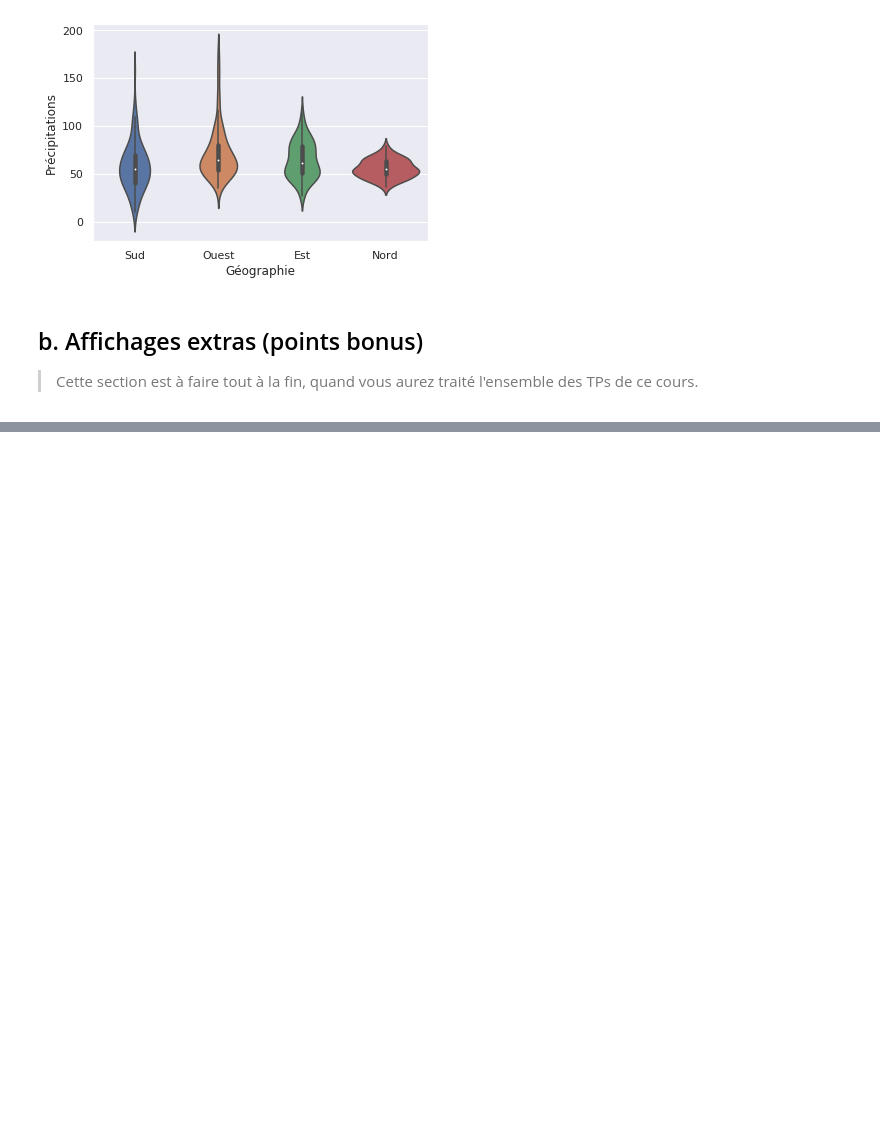
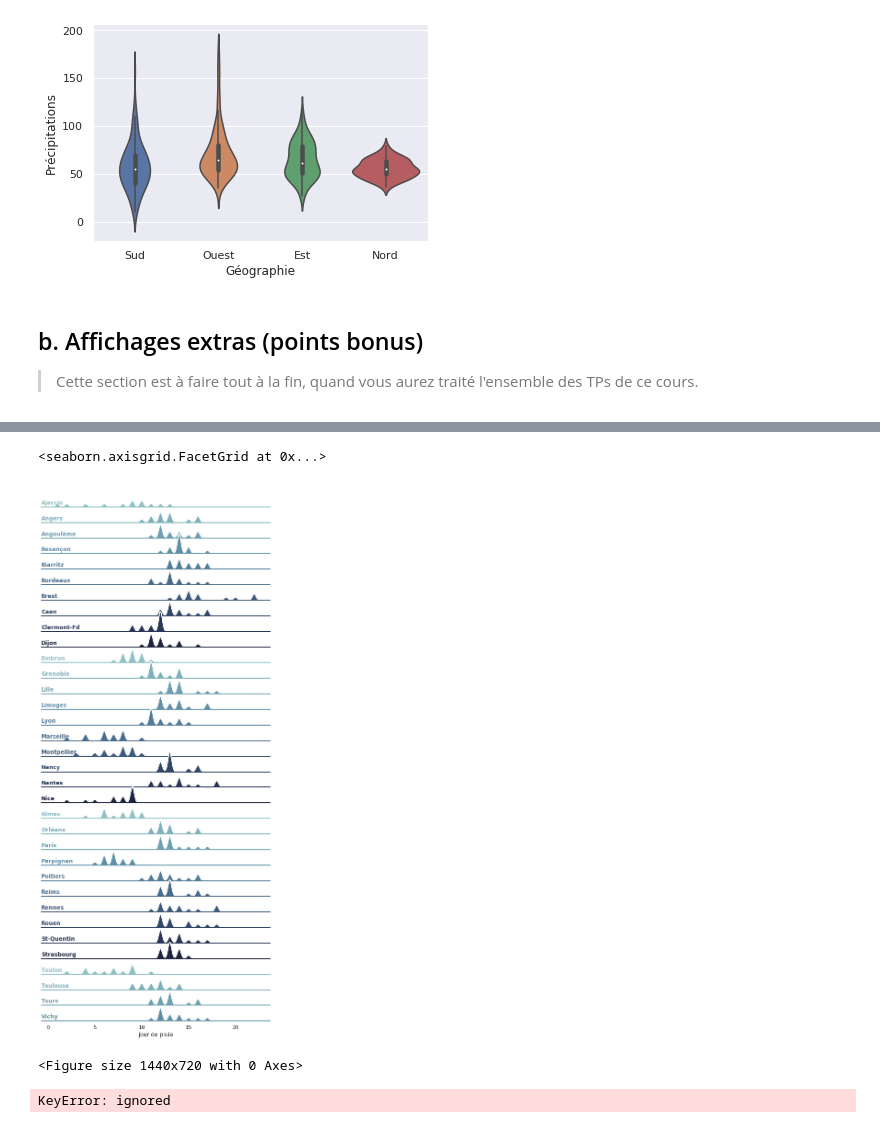
Before and after one commit to campusplage/compte-rendus-calmdown, a Jupyter notebook: TP1_pandas.ipynb, the cells around one changed output, grey strips where cells are left out. Cells and saved outputs as stored; diff of their text form; code cells hidden in the pictures; blank space fills up the shorter version.

```diff
--- a/TP1_pandas.ipynb
+++ b/TP1_pandas.ipynb
@@ -480,0 +517,43 @@ Ci-dessous, un exemple, mais soyez créatifs !!
+# %%
+import numpy as np
+import pandas as pd
+import seaborn as sns
+import matplotlib.pyplot as plt
+sns.set(style="white", rc={"axes.facecolor": (0, 0, 0, 0)})
+
+# Create the data
+g = np.tile(np.array(raw_data.index),12)
+df = raw_data.iloc[:,13:25].reset_index().melt(id_vars = 'Ville', value_name='Jour de pluie')
+#m = df.Ville.map(ord)
+#df["value"] += m
+
+# Initialize the FacetGrid object
+pal = sns.cubehelix_palette(10, rot=-.25, light=.7)
+g = sns.FacetGrid(df, row="Ville", hue="Ville", aspect=15, height=.5, palette=pal)
+
+# Draw the densities in a few steps
+g.map(sns.kdeplot, "Jour de pluie", clip_on=False, shade=True, alpha=1, lw=1.5, bw=.2)
+g.map(sns.kdeplot, "Jour de pluie", clip_on=False, color="w", lw=2, bw=.2)
+g.map(plt.axhline, y=0, lw=2, clip_on=False)
+plt.figure(figsize=(20, 10))
+
+# Define and use a simple function to label the plot in axes coordinates
+def label(x, color, label):
+    ax = plt.gca()
+    ax.text(0, .2, label, fontweight="bold", color=color,
+            ha="left", va="center", transform=ax.transAxes)
+
+
+g.map(label, "Jour de pluie")
+
+# Set the subplots to overlap
+g.fig.subplots_adjust(hspace=-.25)
+
+# Remove axes details that don't play well with overlap
+g.set_titles("")
+g.set(yticks=[])
+g.despine(bottom=True, left=True)
+# %% [output]
+<seaborn.axisgrid.FacetGrid at 0x...>
+[figure, added]
+<Figure size 1440x720 with 0 Axes>
@@ -480,0 +564,36 @@ Ci-dessous, un exemple, mais soyez créatifs !!
+# %%
+# Create the data
+#rs = np.random.RandomState(1979)
+x = raw_data.iloc[:,0:12] # Les précipitations pas mois des toutes les villes
+g = np.tile(list("ABCDEFGHIJ"), 50)
+df = pd.DataFrame(dict(x=x, g=g))
+m = df.g.map(ord)
+df["x"] += m
+
+# Initialize the FacetGrid object
+pal = sns.cubehelix_palette(10, rot=-.25, light=.7)
+g = sns.FacetGrid(df, row="g", hue="g", aspect=15, height=.5, palette=pal)
+
+# Draw the densities in a few steps
+g.map(sns.kdeplot, "x", clip_on=False, shade=True, alpha=1, lw=1.5, bw=.2)
+g.map(sns.kdeplot, "x", clip_on=False, color="w", lw=2, bw=.2)
+g.map(plt.axhline, y=0, lw=2, clip_on=False)
+
+
+# Define and use a simple function to label the plot in axes coordinates
+def label(x, color, label):
+    ax = plt.gca()
+    ax.text(0, .2, label, fontweight="bold", color=color, ha="left", va="center", transform=ax.transAxes)
+
+
+g.map(label, "x")
+
+# Set the subplots to overlap
+g.fig.subplots_adjust(hspace=-.25)
+
+# Remove axes details that don't play well with overlap
+g.set_titles("")
+g.set(yticks=[])
+g.despine(bottom=True, left=True)
+# %% [output]
+KeyError: ignored
```
Also changed, not shown: parts of 4 cells of this notebook.
